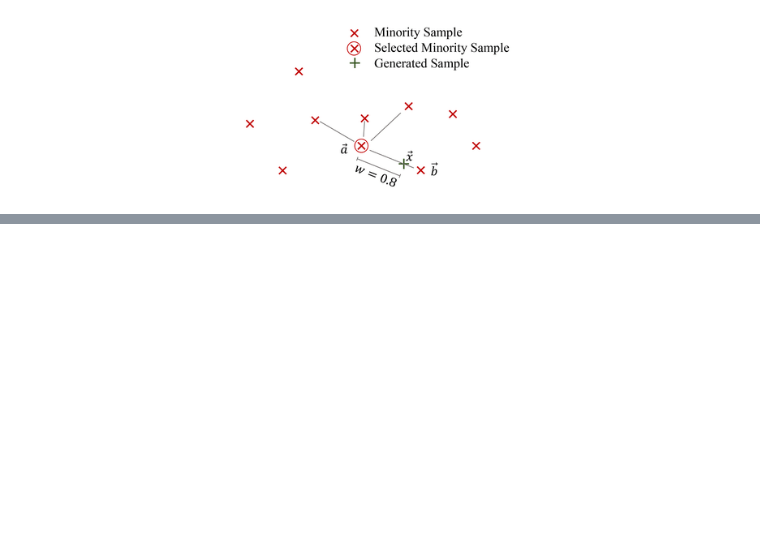
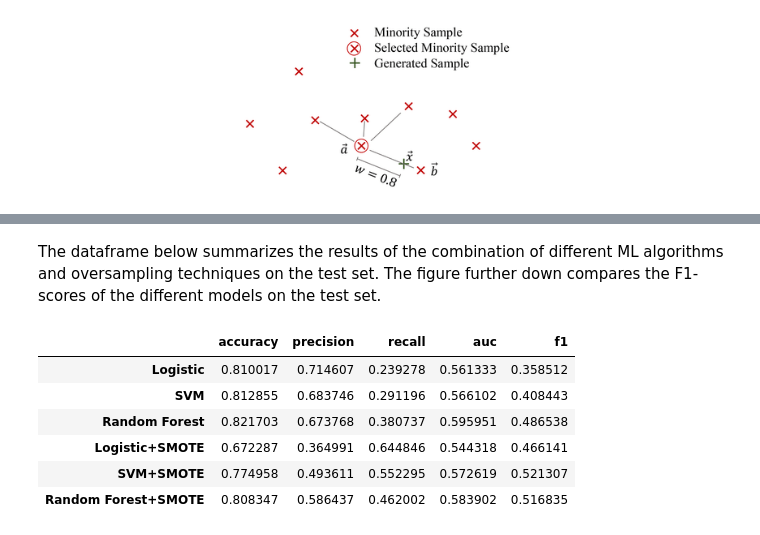
Before and after one commit to Jason-Tang-ds/ml-coding-template, a Jupyter notebook: credit-card-default-tutorial/notebooks/2.0-jt-model-training.ipynb, the cells around one changed output, grey strips where cells are left out. Drawn from its saved outputs; the diff is of its cells as text; code cells hidden in the pictures; blank space fills up the shorter version.

Commit message:
model training demo

```diff
--- a/credit-card-default-tutorial/notebooks/2.0-jt-model-training.ipynb
+++ b/credit-card-default-tutorial/notebooks/2.0-jt-model-training.ipynb
@@ -209,0 +346,43 @@ Image(filename='./references/smote1.png')
+# %%
+# Fit all models on raw imbalanced data and store results
+logistic_model = pipe_logistic.fit(X_train, y_train)
+logistic_scores = plot_test_scores(logistic_model, X_test, y_test)
+
+svm_model = pipe_svm.fit(X_train, y_train)
+svm_scores = plot_test_scores(svm_model, X_test, y_test)
+
+rf_model = pipe_rf.fit(X_train, y_train)
+rf_scores = plot_test_scores(rf_model, X_test, y_test)
+
+# Fit all models on SMOTE-balanced data and store results
+logistic_smote_model = pipe_logistic_smote.fit(X_train, y_train)
+logistic_smote_scores = plot_test_scores(logistic_smote_model, X_test, y_test)
+
+svm_smote_model = pipe_svm_smote.fit(X_train, y_train)
+svm_smote_scores = plot_test_scores(svm_smote_model, X_test, y_test)
+
+rf_smote_model = pipe_rf_smote.fit(X_train, y_train)
+rf_smote_scores = plot_test_scores(rf_smote_model, X_test, y_test)
+
+# Create DataFrame with all results
+results_df = pd.DataFrame([
+    logistic_scores,
+    svm_scores,
+    rf_scores,
+    logistic_smote_scores,
+    svm_smote_scores,
+    rf_smote_scores
+], index=['Logistic', 'SVM', 'Random Forest',
+         'Logistic+SMOTE', 'SVM+SMOTE', 'Random Forest+SMOTE'])
+# %% [markdown]
+The dataframe below summarizes the results of the combination of different ML algorithms and oversampling techniques on the test set. The figure further down compares the F1-scores of the different models on the test set.
+# %%
+results_df
+# %% [output]
+|  | accuracy | precision | recall | auc | f1 |
+| Logistic | 0.810017 | 0.714607 | 0.239278 | 0.561333 | 0.358512 |
+| SVM | 0.812855 | 0.683746 | 0.291196 | 0.566102 | 0.408443 |
+| Random Forest | 0.821703 | 0.673768 | 0.380737 | 0.595951 | 0.486538 |
+| Logistic+SMOTE | 0.672287 | 0.364991 | 0.644846 | 0.544318 | 0.466141 |
+| SVM+SMOTE | 0.774958 | 0.493611 | 0.552295 | 0.572619 | 0.521307 |
+| Random Forest+SMOTE | 0.808347 | 0.586437 | 0.462002 | 0.583902 | 0.516835 |
```
Also changed, not shown: parts of 9 cells of this notebook, 2 other files.
